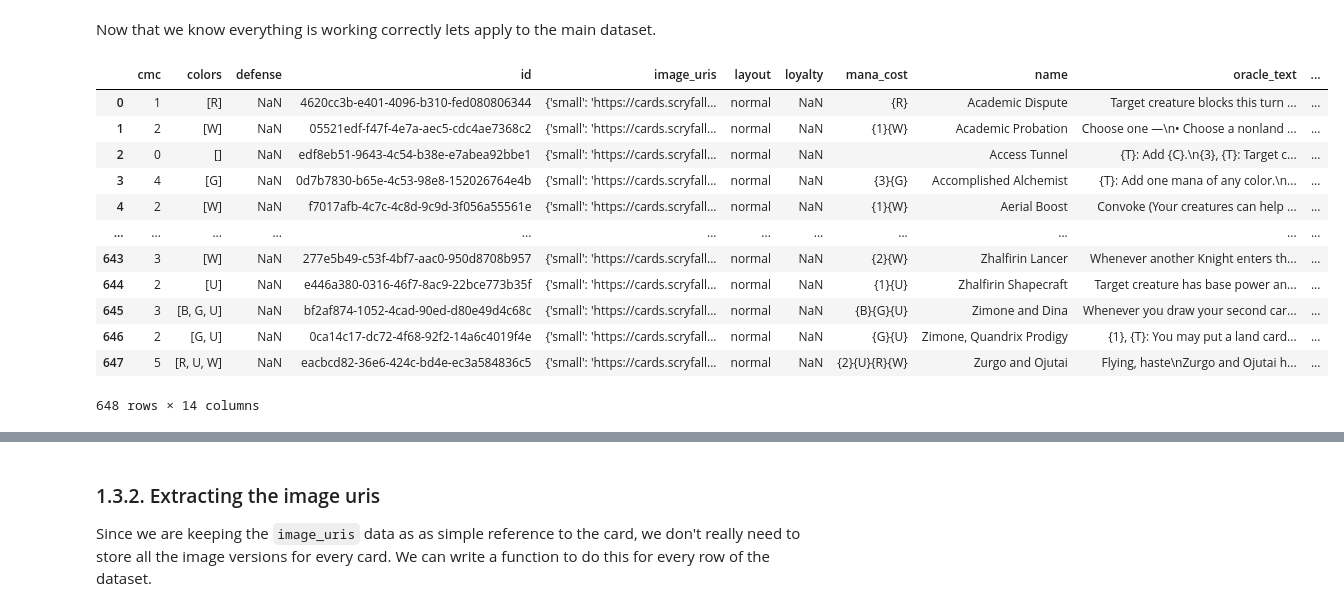
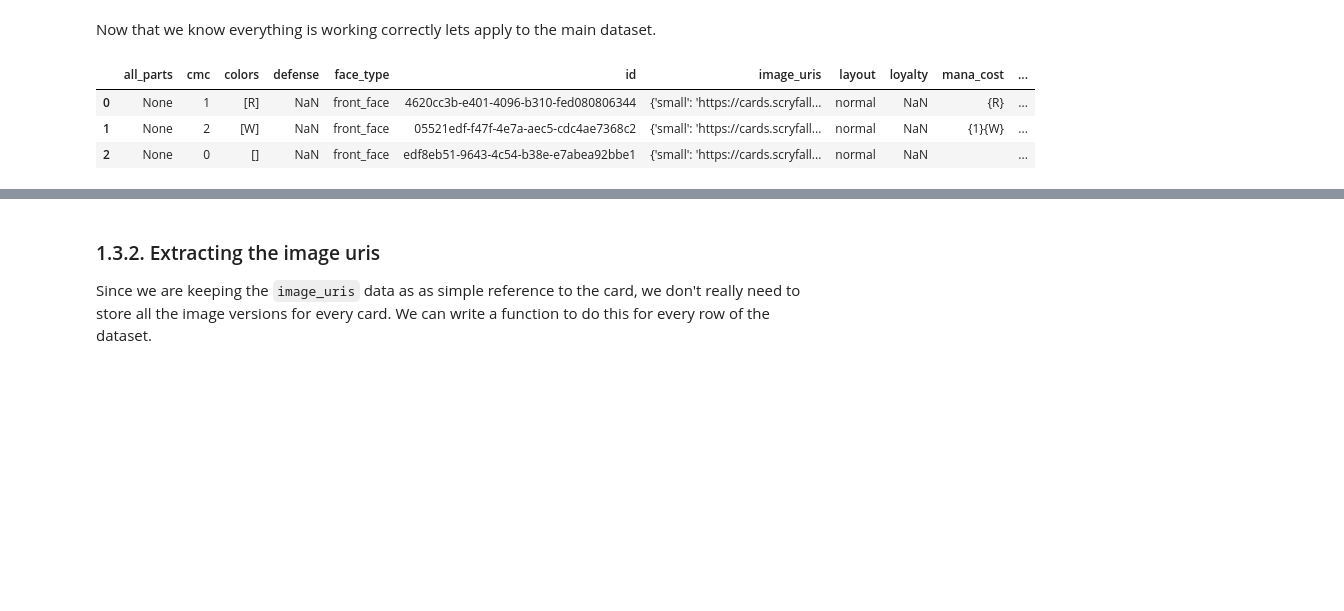
Before and after one commit to ajemmott/mtg-data-projects, a Jupyter notebook: notebooks/01-api-data-structuring.ipynb, the cells around one changed output, grey strips where cells are left out. Cells and saved outputs as stored; diff of their text form; code cells hidden in the pictures; blank space fills up the shorter version.

Commit message:
modified face feature extraction functionality

```diff
--- a/notebooks/01-api-data-structuring.ipynb
+++ b/notebooks/01-api-data-structuring.ipynb
@@ -89,7 +89,7 @@ Say, we are now interested in the columns that describe gameplay features of the
 gameplay_features = ['id', 'name', 'layout', 'mana_cost', 'cmc',
                      'type_line','oracle_text','colors', 'card_faces',
                      'rarity', 'power', 'toughness', 'loyalty',
-                     'image_uris']
+                     'image_uris', 'all_parts']
 
 set_data = raw_set_data[gameplay_features]
 set_data.info()
@@ -135,2 +135,20 @@ The `card_faces` column of the 77 non-normal layout  cards should help fill the
+# %%
+def set_face_order(row):
+
+    face_map = {
+        0: 'front_face',
+        1: 'back_face'}
+
+    row['face_type'] = []
+
+    if not (row['layout'] == 'transform' or row['layout'] == 'modal_dfc'):
+        row['card_faces'] = [None]
+        row['face_type'].append('front_face')
+        return row
+
+    for i, face in enumerate(row['card_faces']):
+        row['face_type'].append(face_map[i])
+
+    return row
 # %%
 def extract_card_face_features(row , features):
@@ -250,31 +274,26 @@ def set_mdfc_cmc(row):
 # %% [markdown]
 Now that we know everything is working correctly lets apply to the main dataset.
 # %%
-set_data = (set_data
-    .explode('card_faces')
-    .apply(extract_card_face_features,
+set_data = (
+    set_data
+       .apply(
+           set_face_order,
+           axis='columns')
+       .explode(['card_faces','face_type'])
+       .apply(extract_card_face_features,
            axis='columns',
            features=card_face_features)
-    .apply(set_mdfc_cmc,
+       .apply(set_mdfc_cmc,
            axis='columns')
-    .drop(columns='card_faces')
-    .reset_index(drop=True))
+       .drop(columns='card_faces')
+       .reset_index(drop=True))
 # %%
-set_data
+set_data.head(3)
 # %% [output]
-|  | cmc | colors | defense | id | image_uris | layout | loyalty | mana_cost | name | oracle_text | ... |
-| 0 | 1 | [R] | NaN | 4620cc3b-e401-4096-b310-fed080806344 | {'small': 'https://cards.scryfall... | normal | NaN | {R} | Academic Dispute | Target creature blocks this turn ... | ... |
-| 1 | 2 | [W] | NaN | 05521edf-f47f-4e7a-aec5-cdc4ae7368c2 | {'small': 'https://cards.scryfall... | normal | NaN | {1}{W} | Academic Probation | Choose one —\n• Choose a nonland ... | ... |
-| 2 | 0 | [] | NaN | edf8eb51-9643-4c54-b38e-e7abea92bbe1 | {'small': 'https://cards.scryfall... | normal | NaN |  | Access Tunnel | {T}: Add {C}.\n{3}, {T}: Target c... | ... |
-| 3 | 4 | [G] | NaN | 0d7b7830-b65e-4c53-98e8-152026764e4b | {'small': 'https://cards.scryfall... | normal | NaN | {3}{G} | Accomplished Alchemist | {T}: Add one mana of any color.\n... | ... |
-| 4 | 2 | [W] | NaN | f7017afb-4c7c-4c8d-9c9d-3f056a55561e | {'small': 'https://cards.scryfall... | normal | NaN | {1}{W} | Aerial Boost | Convoke (Your creatures can help ... | ... |
-| ... | ... | ... | ... | ... | ... | ... | ... | ... | ... | ... | ... |
-| 643 | 3 | [W] | NaN | 277e5b49-c53f-4bf7-aac0-950d8708b957 | {'small': 'https://cards.scryfall... | normal | NaN | {2}{W} | Zhalfirin Lancer | Whenever another Knight enters th... | ... |
-| 644 | 2 | [U] | NaN | e446a380-0316-46f7-8ac9-22bce773b35f | {'small': 'https://cards.scryfall... | normal | NaN | {1}{U} | Zhalfirin Shapecraft | Target creature has base power an... | ... |
-| 645 | 3 | [B, G, U] | NaN | bf2af874-1052-4cad-90ed-d80e49d4c68c | {'small': 'https://cards.scryfall... | normal | NaN | {B}{G}{U} | Zimone and Dina | Whenever you draw your second car... | ... |
-| 646 | 2 | [G, U] | NaN | 0ca14c17-dc72-4f68-92f2-14a6c4019f4e | {'small': 'https://cards.scryfall... | normal | NaN | {G}{U} | Zimone, Quandrix Prodigy | {1}, {T}: You may put a land card... | ... |
-| 647 | 5 | [R, U, W] | NaN | eacbcd82-36e6-424c-bd4e-ec3a584836c5 | {'small': 'https://cards.scryfall... | normal | NaN | {2}{U}{R}{W} | Zurgo and Ojutai | Flying, haste\nZurgo and Ojutai h... | ... |
+|  | all_parts | cmc | colors | defense | face_type | id | image_uris | layout | loyalty | mana_cost | ... |
+| 0 | None | 1 | [R] | NaN | front_face | 4620cc3b-e401-4096-b310-fed080806344 | {'small': 'https://cards.scryfall... | normal | NaN | {R} | ... |
+| 1 | None | 2 | [W] | NaN | front_face | 05521edf-f47f-4e7a-aec5-cdc4ae7368c2 | {'small': 'https://cards.scryfall... | normal | NaN | {1}{W} | ... |
+| 2 | None | 0 | [] | NaN | front_face | edf8eb51-9643-4c54-b38e-e7abea92bbe1 | {'small': 'https://cards.scryfall... | normal | NaN |  | ... |
-648 rows × 14 columns
 # %%
 set_data.info()
 # %% [output]
```
Also changed, not shown: parts of 12 cells of this notebook.
